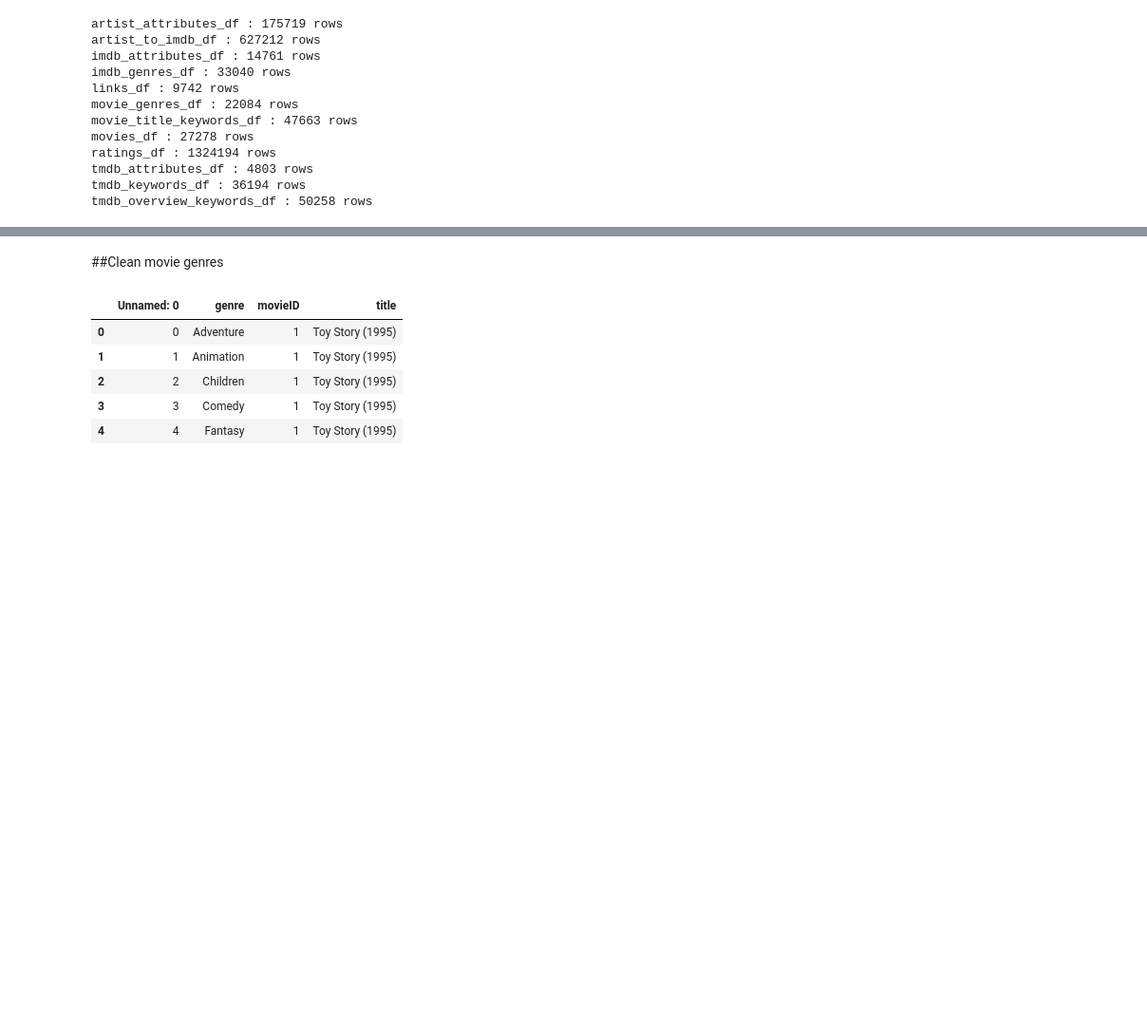
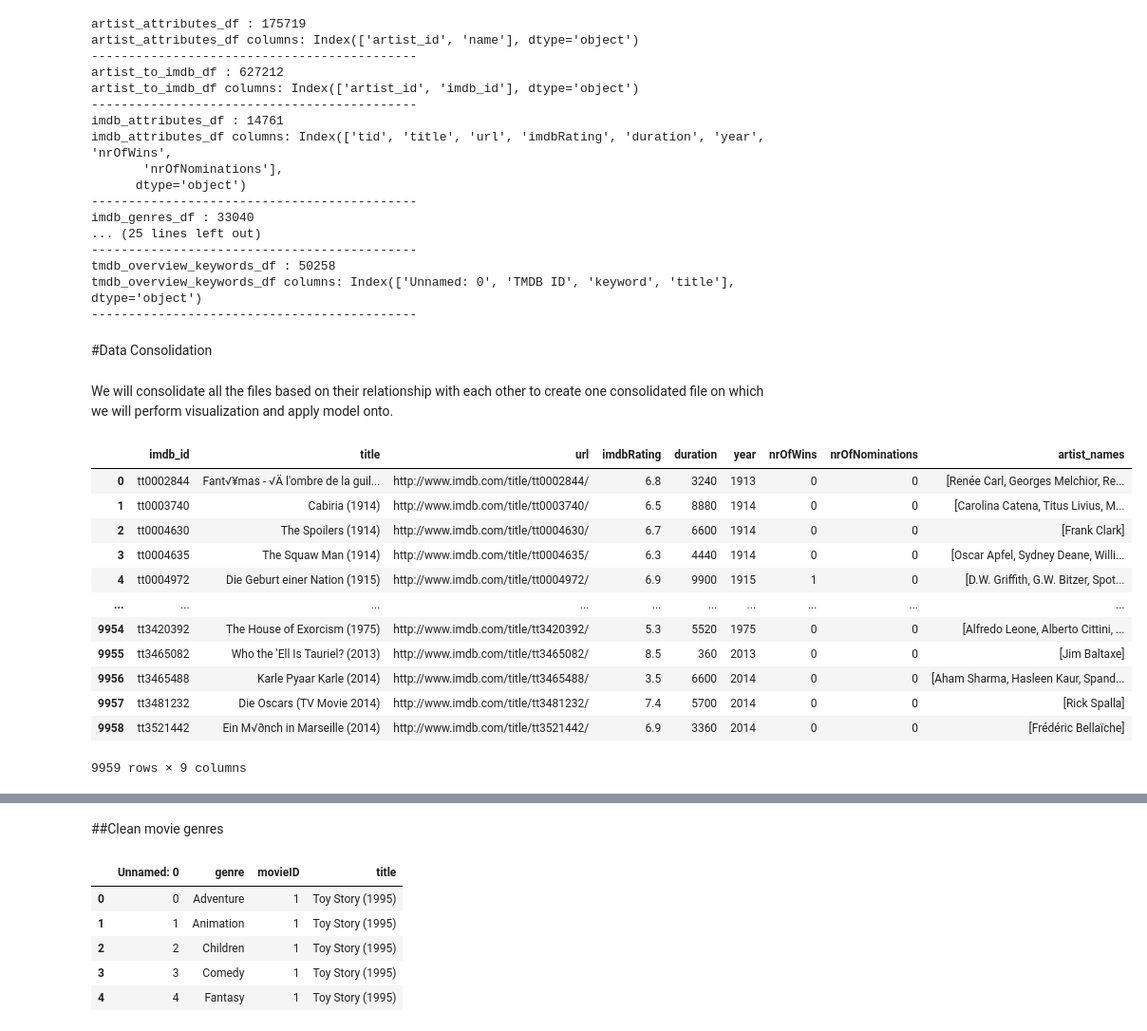
Before and after one commit to canon14/MovieRecommendationModel, a Jupyter notebook: ChildrenMovieRecommendation.ipynb, the cells around one changed output, grey strips where cells are left out. Shown at 95% size. Saved outputs shown, nothing was run; the diff lists cells and outputs as text; code cells hidden in the pictures; blank space fills up the shorter version.

```diff
--- a/ChildrenMovieRecommendation.ipynb
+++ b/ChildrenMovieRecommendation.ipynb
@@ -25,17 +27,28 @@ df_names = [artist_attributes_df, artist_to_imdb_df, imdb_attributes_df, imdb_ge
 names = ['artist_attributes_df', 'artist_to_imdb_df', 'imdb_attributes_df', 'imdb_genres_df', 'links_df', 'movie_genres_df', 'movie_title_keywords_df', 'movies_df', 'ratings_df', 'tmdb_attributes_df', 'tmdb_keywords_df', 'tmdb_overview_keywords_df']
 
 for i in range(0, len(df_names)):
-  print(f'{names[i]} : {len(df_names[i])} rows')
+  print(f'{names[i]} : {len(df_names[i])}')
+  print(f'{names[i]} columns: {df_names[i].columns}')
+  print('--------------------------------------------')
 # %% [output]
-artist_attributes_df : 175719 rows
-artist_to_imdb_df : 627212 rows
-imdb_attributes_df : 14761 rows
-imdb_genres_df : 33040 rows
-links_df : 9742 rows
-movie_genres_df : 22084 rows
-movie_title_keywords_df : 47663 rows
-movies_df : 27278 rows
-ratings_df : 1324194 rows
-tmdb_attributes_df : 4803 rows
-tmdb_keywords_df : 36194 rows
-tmdb_overview_keywords_df : 50258 rows
+artist_attributes_df : 175719
+artist_attributes_df columns: Index(['artist_id', 'name'], dtype='object')
+--------------------------------------------
+artist_to_imdb_df : 627212
+artist_to_imdb_df columns: Index(['artist_id', 'imdb_id'], dtype='object')
+--------------------------------------------
+imdb_attributes_df : 14761
+imdb_attributes_df columns: Index(['tid', 'title', 'url', 'imdbRating', 'duration', 'year', 'nrOfWins',
+       'nrOfNominations'],
+      dtype='object')
+--------------------------------------------
+imdb_genres_df : 33040
+... (25 lines left out)
+--------------------------------------------
+tmdb_overview_keywords_df : 50258
+tmdb_overview_keywords_df columns: Index(['Unnamed: 0', 'TMDB ID', 'keyword', 'title'], dtype='object')
+--------------------------------------------
+# %% [markdown]
+#Data Consolidation
+# %% [markdown]
+We will consolidate all the files based on their relationship with each other to create one consolidated file on which we will perform visualization and apply model onto.
@@ -41,0 +62,16 @@ tmdb_overview_keywords_df : 50258 rows
+# %%
+merged_df
+# %% [output]
+|  | imdb_id | title | url | imdbRating | duration | year | nrOfWins | nrOfNominations | artist_names |
+| 0 | tt0002844 | Fant√¥mas - √Ä l'ombre de la guil... | http://www.imdb.com/title/tt0002844/ | 6.8 | 3240 | 1913 | 0 | 0 | [Renée Carl, Georges Melchior, Re... |
+| 1 | tt0003740 | Cabiria (1914) | http://www.imdb.com/title/tt0003740/ | 6.5 | 8880 | 1914 | 0 | 0 | [Carolina Catena, Titus Livius, M... |
+| 2 | tt0004630 | The Spoilers (1914) | http://www.imdb.com/title/tt0004630/ | 6.7 | 6600 | 1914 | 0 | 0 | [Frank Clark] |
+| 3 | tt0004635 | The Squaw Man (1914) | http://www.imdb.com/title/tt0004635/ | 6.3 | 4440 | 1914 | 0 | 0 | [Oscar Apfel, Sydney Deane, Willi... |
+| 4 | tt0004972 | Die Geburt einer Nation (1915) | http://www.imdb.com/title/tt0004972/ | 6.9 | 9900 | 1915 | 1 | 0 | [D.W. Griffith, G.W. Bitzer, Spot... |
+| ... | ... | ... | ... | ... | ... | ... | ... | ... | ... |
+| 9954 | tt3420392 | The House of Exorcism (1975) | http://www.imdb.com/title/tt3420392/ | 5.3 | 5520 | 1975 | 0 | 0 | [Alfredo Leone, Alberto Cittini, ... |
+| 9955 | tt3465082 | Who the 'Ell Is Tauriel? (2013) | http://www.imdb.com/title/tt3465082/ | 8.5 | 360 | 2013 | 0 | 0 | [Jim Baltaxe] |
+| 9956 | tt3465488 | Karle Pyaar Karle (2014) | http://www.imdb.com/title/tt3465488/ | 3.5 | 6600 | 2014 | 0 | 0 | [Aham Sharma, Hasleen Kaur, Spand... |
+| 9957 | tt3481232 | Die Oscars (TV Movie 2014) | http://www.imdb.com/title/tt3481232/ | 7.4 | 5700 | 2014 | 0 | 0 | [Rick Spalla] |
+| 9958 | tt3521442 | Ein M√∂nch in Marseille (2014) | http://www.imdb.com/title/tt3521442/ | 6.9 | 3360 | 2014 | 0 | 0 | [Frédéric Bellaïche] |
+9959 rows × 9 columns
```
Also changed, not shown: parts of 10 cells of this notebook.
